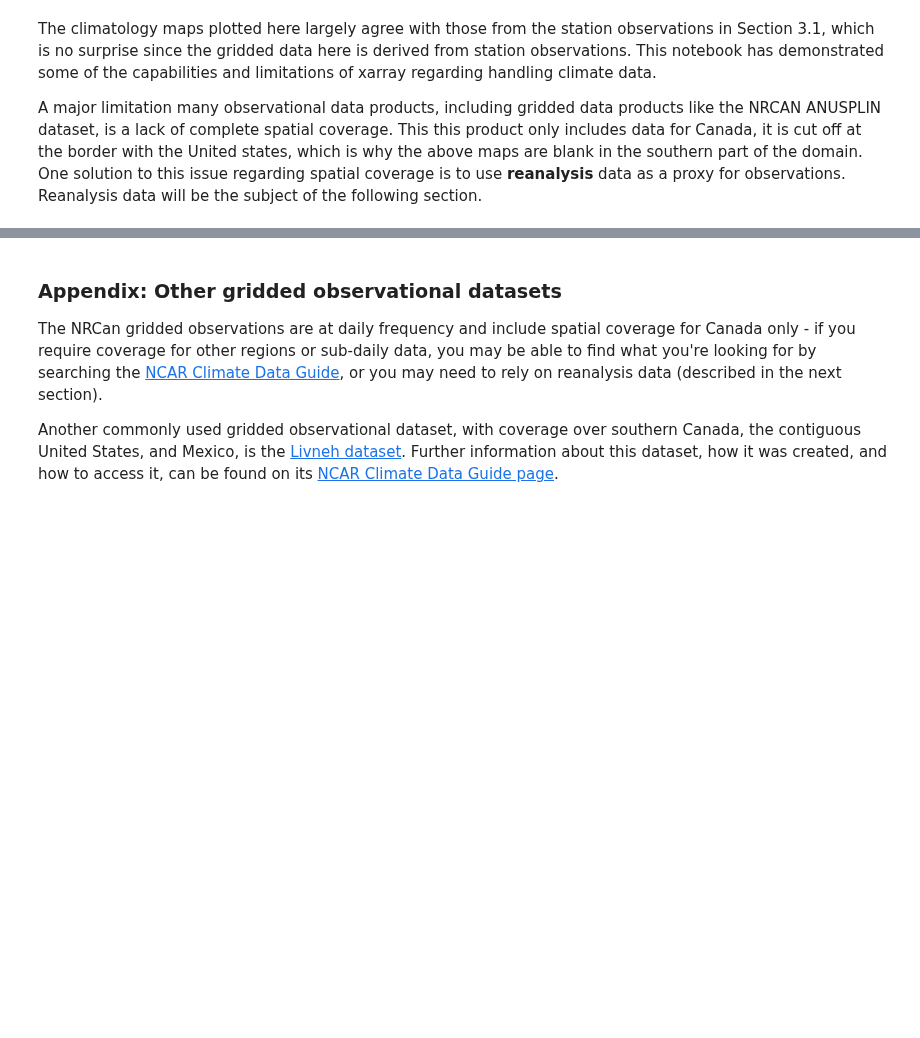
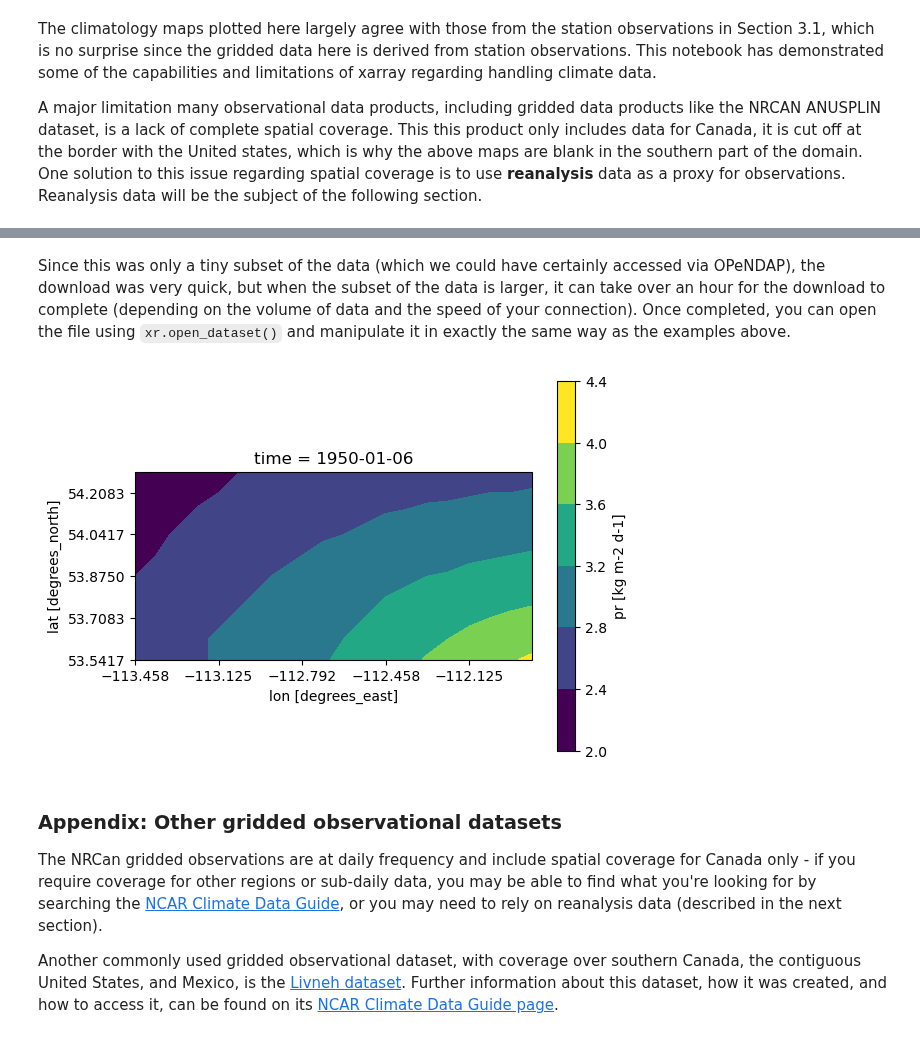
Before and after one commit to mikemorris12/UTCDW_Guidebook, a Jupyter notebook: Chapter3/section3.2_gridded_obs.ipynb, the cells around one changed output, grey strips where cells are left out. Cells and saved outputs as stored; diff of their text form; code cells hidden in the pictures; blank space fills up the shorter version.

Commit message:
added netcdf explained and code to save NRCAN data

```diff
--- a/Chapter3/section3.2_gridded_obs.ipynb
+++ b/Chapter3/section3.2_gridded_obs.ipynb
@@ -235,0 +281,5 @@ A major limitation many observational data products, including gridded data prod
+# %%
+url_download = datasets["pr_day_ANUSPLIN_CDA_v2012.1_historical_19500101-20101231"]
+url_download_subset = url_download + "?pr[0:9][150:159][330:349]"
+filename_to_write = "test_NRCAN_download.nc"
+download(url_download_subset, filename_to_write)
@@ -236,3 +288,16 @@ A major limitation many observational data products, including gridded data prod
+# %% [markdown]
+Since this was only a tiny subset of the data (which we could have certainly accessed via OPeNDAP), the download was very quick, but when the subset of the data is larger, it can take over an hour for the download to complete (depending on the volume of data and the speed of your connection). Once completed, you can open the file using `xr.open_dataset()` and manipulate it in exactly the same way as the examples above.
+# %%
+ds_downloaded = xr.open_dataset(filename_to_write)
+fig, ax = plt.subplots(subplot_kw = dict(projection = ccrs.PlateCarree(),
+                                         transform = ccrs.PlateCarree()))
+ds_downloaded.pr.isel(time = 5).plot.contourf(ax = ax)
+ax.coastlines()
+ax.set_xticks(ds_downloaded.lon[::4])
+ax.set_yticks(ds_downloaded.lat[::2])
+plt.show()
+# %% [output]
+[figure, added]
 # %% [markdown]
 ### Appendix: Other gridded observational datasets
 
```
Also changed, not shown: parts of 8 cells of this notebook.
